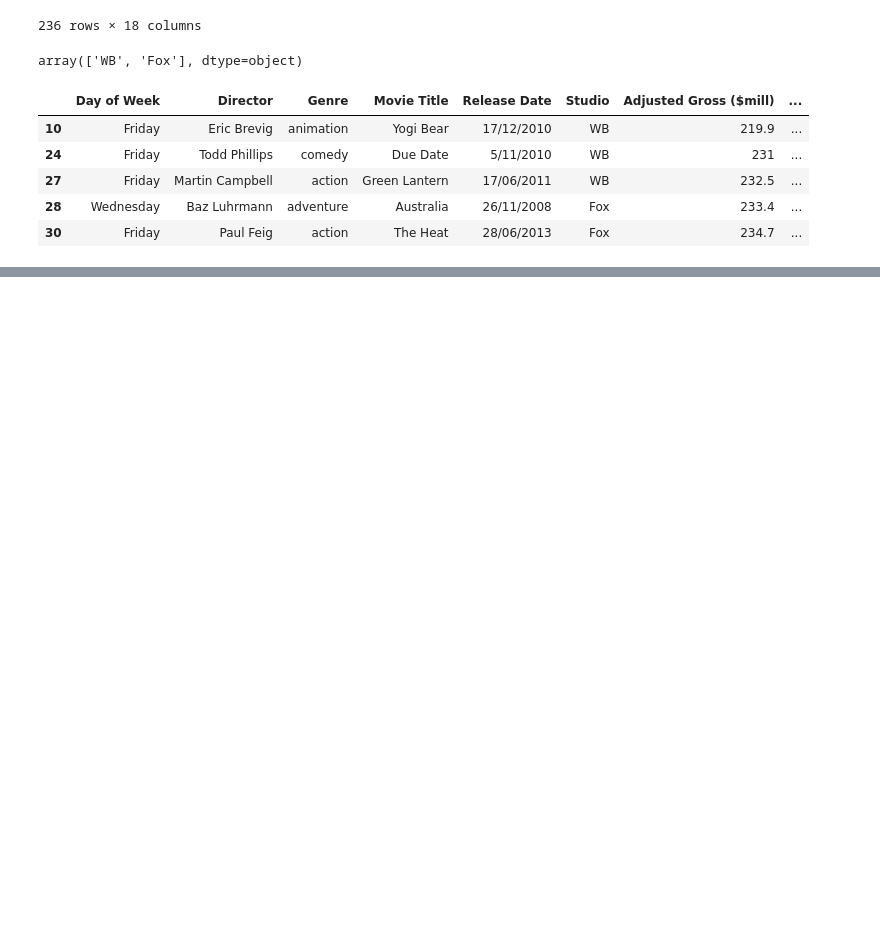
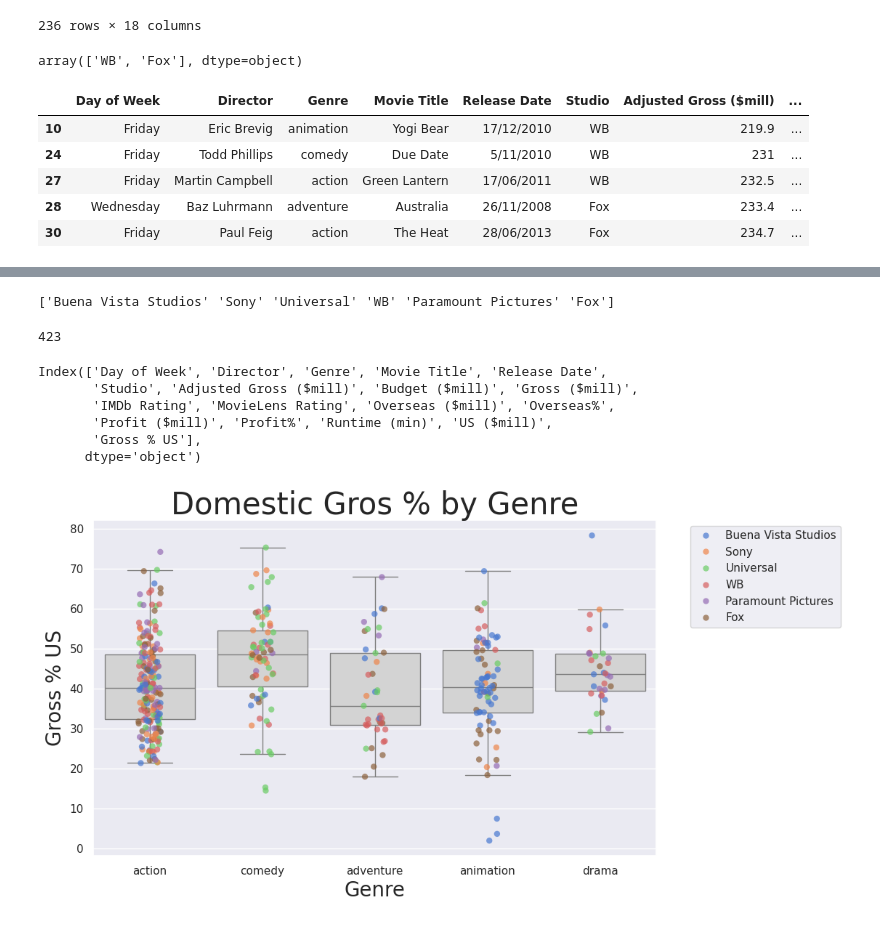
Before and after one commit to Gcango/Filmes_Exibi--o_Prod_Investimento, a Jupyter notebook: Analise_Produtoras_Generos_Filmes.ipynb, the cells around one changed output, grey strips where cells are left out. Cells and saved outputs as stored; diff of their text form; code cells hidden in the pictures; blank space fills up the shorter version.

```diff
--- a/Analise_Produtoras_Generos_Filmes.ipynb
+++ b/Analise_Produtoras_Generos_Filmes.ipynb
@@ -227,0 +230,3 @@ dados2.head(5)
+# %%
+filtro_genero = ['action', 'adventure','animation','comedy', 'drama']
+dados2 = dados[dados.Genre.isin(filtro_genero)]
@@ -227,0 +240,20 @@ dados2.head(5)
+# %%
+filtro_studio = ['Buena Vista Studios','Fox','Paramount Pictures','Sony','Universal','WB']
+dados3 = dados2[dados2.Studio.isin(filtro_studio)]
+# %%
+print(dados3.Studio.unique())
+# %% [output]
+['Buena Vista Studios' 'Sony' 'Universal' 'WB' 'Paramount Pictures' 'Fox']
+# %%
+len(dados3)
+# %% [output]
+423
+# %%
+dados3.columns
+# %% [output]
+Index(['Day of Week', 'Director', 'Genre', 'Movie Title', 'Release Date',
+       'Studio', 'Adjusted Gross ($mill)', 'Budget ($mill)', 'Gross ($mill)',
+       'IMDb Rating', 'MovieLens Rating', 'Overseas ($mill)', 'Overseas%',
+       'Profit ($mill)', 'Profit%', 'Runtime (min)', 'US ($mill)',
+       'Gross % US'],
+      dtype='object')
@@ -227,0 +262,18 @@ dados2.head(5)
+# %%
+#plotagem
+plt.figure(figsize=(10,6))
+sns.set(style='darkgrid', palette='muted', color_codes = True)
+
+ax = sns.boxplot(data = dados3, x = 'Genre', y = 'Gross % US', orient='v', color = 'lightgray', showfliers = False)
+plt.setp(ax.artists, alpha=0.5)
+
+sns.stripplot(x = 'Genre', y = "Gross % US", data= dados3, jitter = True, size = 6, linewidth = 0, hue = 'Studio', alpha = 0.7)
+
+ax.axes.set_title('Domestic Gros % by Genre', fontsize=30)
+ax.set_xlabel('Genre', fontsize = 20)
+ax.set_ylabel('Gross % US', fontsize = 20)
+
+ax.legend(bbox_to_anchor=(1.05,1), loc = 2)
+plt.show()
+# %% [output]
+[figure, added]
```
Also changed, not shown: parts of 8 cells of this notebook.
